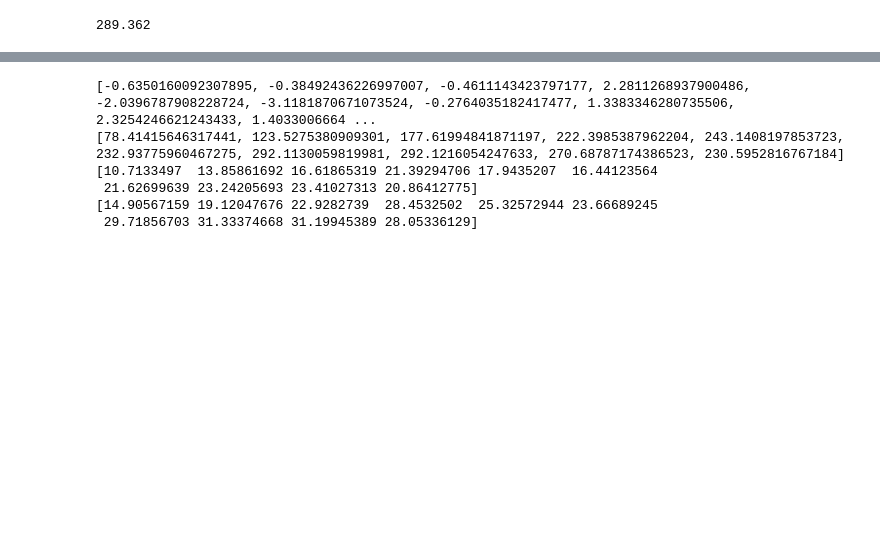
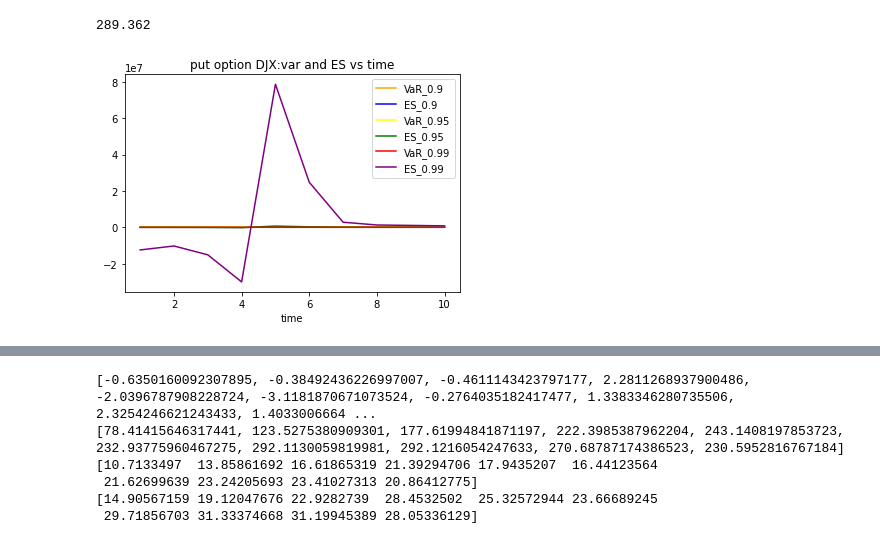
Before and after one commit to ZiyueNie/575, a Jupyter notebook: src/ib_project.ipynb, the cells around one changed output, grey strips where cells are left out. Saved outputs shown, nothing was run; the diff lists cells and outputs as text; code cells hidden in the pictures; blank space fills up the shorter version.

```diff
--- a/src/ib_project.ipynb
+++ b/src/ib_project.ipynb
@@ -316,3 +371,23 @@ def putoption(M):                  #today is 2020/02/14
+# %%
+tdjx=putoption1('DIA')
+tdjx1=VaRt1(0.9,tdjx[1],tdjx[2],tdjx[0])
+tdjx2=VaRt1(0.95,tdjx[1],tdjx[2],tdjx[0])
+tdjx3=VaRt1(0.99,tdjx[1],tdjx[2],tdjx[0])
+#print(cat1[0])
+#print(cat1[1])
+x=np.linspace(1,10,10)
+plt.plot(x,tdjx1[0],'orange',label="VaR_0.9")
+plt.plot(x,tdjx1[1],'blue',label="ES_0.9")
+plt.plot(x,tdjx2[0],'yellow',label="VaR_0.95")
+plt.plot(x,tdjx2[1],'green',label="ES_0.95")
+plt.plot(x,tdjx3[0],'red',label="VaR_0.99")
+plt.plot(x,tdjx3[1],'purple',label="ES_0.99")
+plt.xlabel('time')
+plt.title('put option DJX:var and ES vs time')
+plt.legend()
+plt.show()
+# %% [output]
+[figure, added]
 # %%
 def calloption(M):                  #today is 2020/02/14
  mu=[]
```
Also changed, not shown: parts of 11 cells of this notebook.
